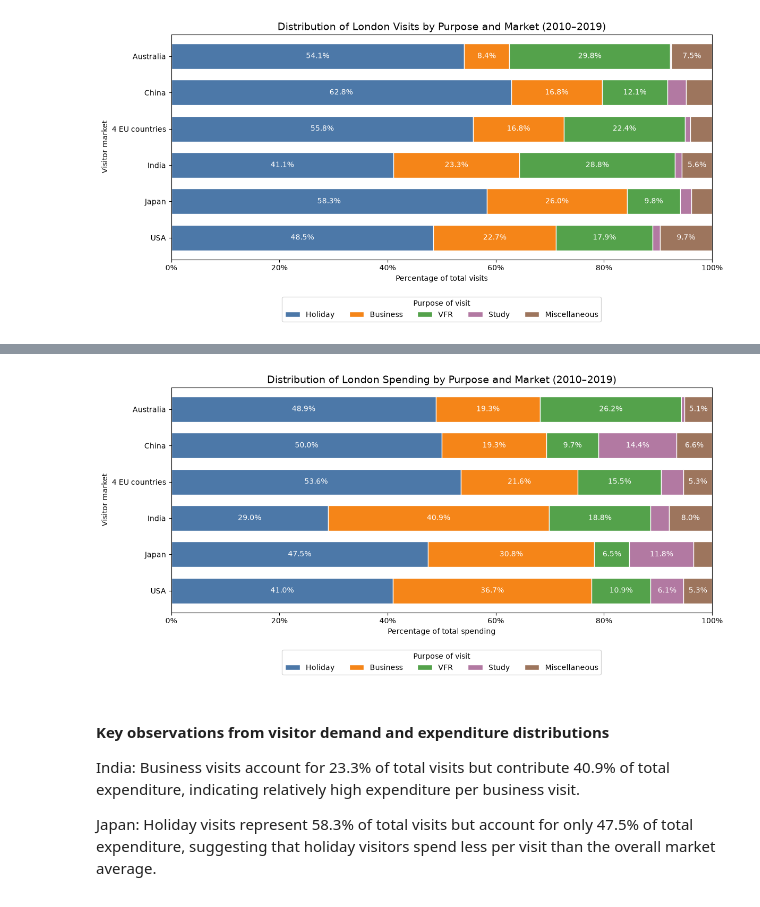
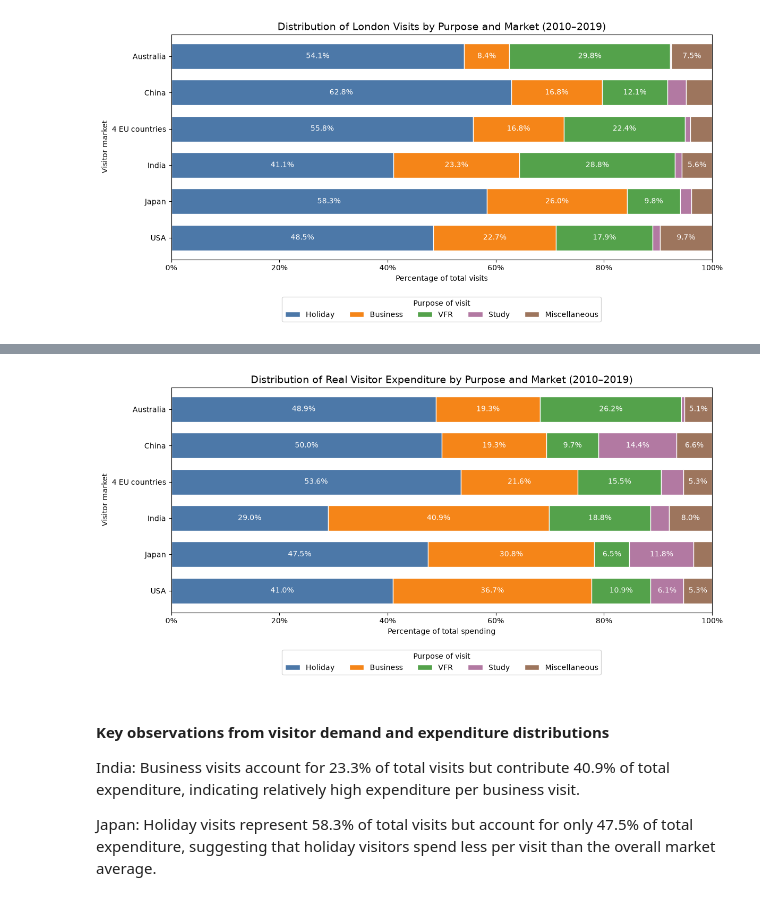
Before and after one commit to clairek26ds/SDPA_summative_Claire, a Jupyter notebook: Component2/component2.ipynb, the cells around one changed output, grey strips where cells are left out. Saved outputs shown, nothing was run; the diff lists cells and outputs as text; code cells hidden in the pictures.

```diff
--- a/Component2/component2.ipynb
+++ b/Component2/component2.ipynb
@@ -116,9 +127,9 @@ visits_df["year"] = pd.to_numeric(visits_df["year"], errors="coerce")
 visits_df = visits_df[visits_df["year"].between(2010, 2019)].copy()
 visits_df["year"] = visits_df["year"].astype(int)
 # %%
-visits_df['visits'] = (visits_df['Visits (000s)']*1000).round().astype(int)
-visits_df['spend_gbp'] = (visits_df['Spend (£m)']*1000000).round().astype(int)
-visits_df['total_nights'] = (visits_df['Nights (000s)']*1000).round().astype(int)
+visits_df['visits'] = visits_df['Visits (000s)']*1000
+visits_df['spend_gbp'] = visits_df['Spend (£m)']*1_000_000
+visits_df['total_nights'] = visits_df['Nights (000s)']*1000
 
 visits_df = visits_df.drop(columns = ['Visits (000s)', 'Spend (£m)', 'Nights (000s)'])
 
@@ -680,12 +728,12 @@ display(purpose_spend)
 # %%
 # creating stacked bar chart for total spending with proportion of purpose for each country
 plot_purpose_share(
     purpose_spend,
-    "Distribution of London Spending by Purpose and Market (2010–2019)",
+    "Distribution of Real Visitor Expenditure by Purpose and Market (2010–2019)",
     "Percentage of total spending"
 )
 # %% [output]
-[figure, old version]
+[figure, new version]
 # %% [markdown]
 #### Key observations from visitor demand and expenditure distributions
 
```
Also changed, not shown: parts of 35 cells of this notebook.
